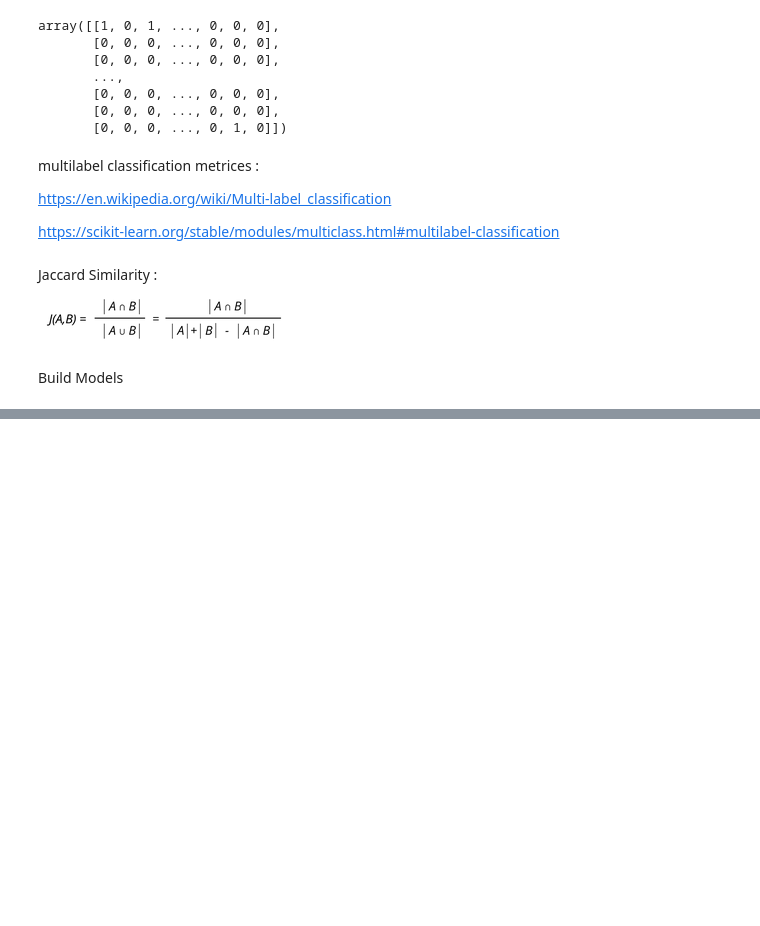
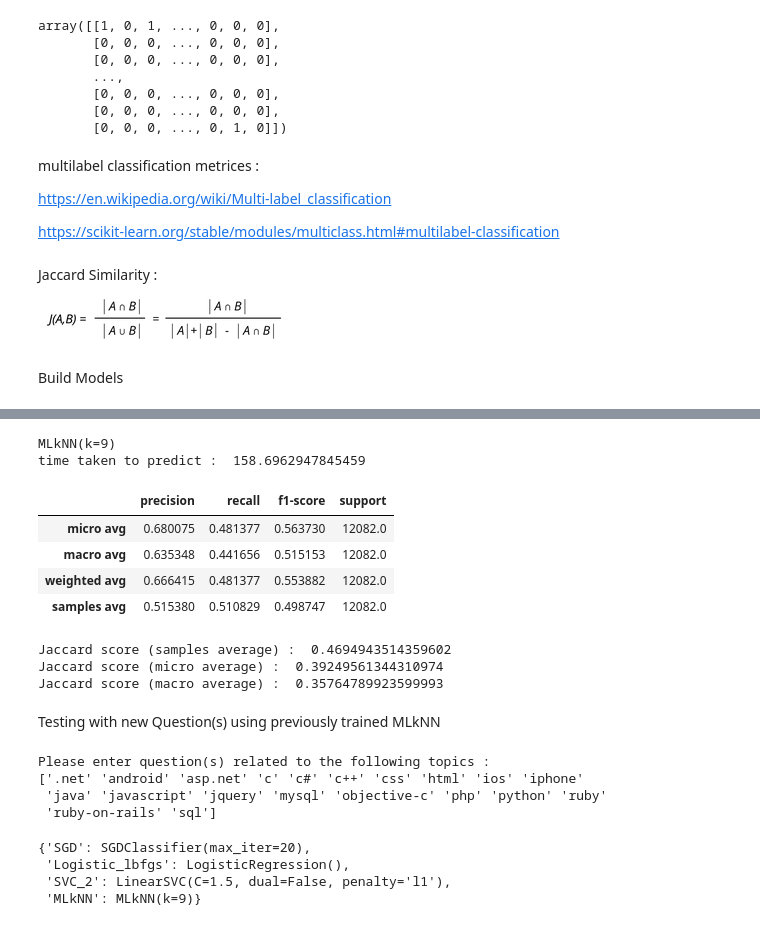
Before and after one commit to emrulk1/AI-ML-Data-Science-Practice, a Jupyter notebook: StackOverflow_Question_Tag_classification.ipynb, the cells around one changed output, grey strips where cells are left out. Drawn from its saved outputs; the diff is of its cells as text; code cells hidden in the pictures; blank space fills up the shorter version.

```diff
--- a/StackOverflow_Question_Tag_classification.ipynb
+++ b/StackOverflow_Question_Tag_classification.ipynb
@@ -438,0 +458,10 @@ plt.show()
+# %%
+from skmultilearn.adapt import MLkNN
+from sklearn.model_selection import GridSearchCV
+
+parameters = {'k': range(1,10), 's': [0.5, 0.7, 1.0]}
+
+clf = GridSearchCV(MLkNN(), parameters, scoring='f1_micro')
+clf.fit(X_train, y_train)
+
+print (clf.best_params_, clf.best_score_)
@@ -438,0 +477,40 @@ plt.show()
+# %%
+t0 = time.time()
+clf = MLkNN(k = 9)
+print(clf)
+clf.fit(X_train, y_train)
+y_pred = clf.predict(X_test)
+t1 = time.time()
+print("time taken to predict : ", t1-t0)
+# %% [output]
+MLkNN(k=9)
+time taken to predict :  158.6962947845459
+# %%
+report_dict = classification_report(y_test, y_pred, target_names=mlb.classes_, output_dict=True)
+report_df = pd.DataFrame(report_dict).transpose()
+report_df[-4:]
+# %% [output]
+|  | precision | recall | f1-score | support |
+| micro avg | 0.680075 | 0.481377 | 0.563730 | 12082.0 |
+| macro avg | 0.635348 | 0.441656 | 0.515153 | 12082.0 |
+| weighted avg | 0.666415 | 0.481377 | 0.553882 | 12082.0 |
+| samples avg | 0.515380 | 0.510829 | 0.498747 | 12082.0 |
+# %%
+# print(jaccard_score(y_test, y_pred, average=None))
+print("Jaccard score (samples average) : ", jaccard_score(y_test, y_pred, average='samples'))
+print("Jaccard score (micro average) : ", jaccard_score(y_test, y_pred, average='micro'))
+print("Jaccard score (macro average) : ", jaccard_score(y_test, y_pred, average='macro'))
+# %% [output]
+Jaccard score (samples average) :  0.4694943514359602
+Jaccard score (micro average) :  0.39249561344310974
+Jaccard score (macro average) :  0.35764789923599993
+# %% [markdown]
+Testing with  new Question(s) using previously trained MLkNN
+# %%
+print("Please enter question(s) related to the following topics : ")
+print(mlb.classes_)
+# %% [output]
+Please enter question(s) related to the following topics :
+['.net' 'android' 'asp.net' 'c' 'c#' 'c++' 'css' 'html' 'ios' 'iphone'
+ 'java' 'javascript' 'jquery' 'mysql' 'objective-c' 'php' 'python' 'ruby'
+ 'ruby-on-rails' 'sql']
@@ -438,0 +519,7 @@ plt.show()
+# %%
+models
+# %% [output]
+{'SGD': SGDClassifier(max_iter=20),
+ 'Logistic_lbfgs': LogisticRegression(),
+ 'SVC_2': LinearSVC(C=1.5, dual=False, penalty='l1'),
+ 'MLkNN': MLkNN(k=9)}
```
Also changed, not shown: parts of 20 cells of this notebook.
